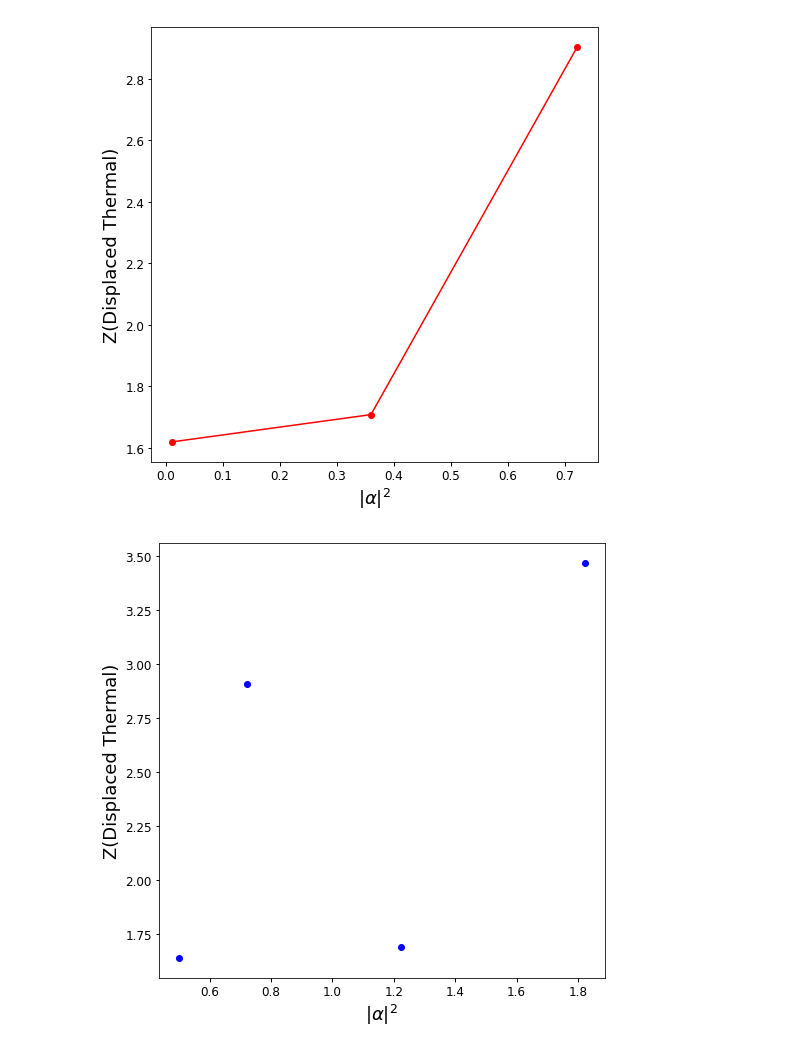
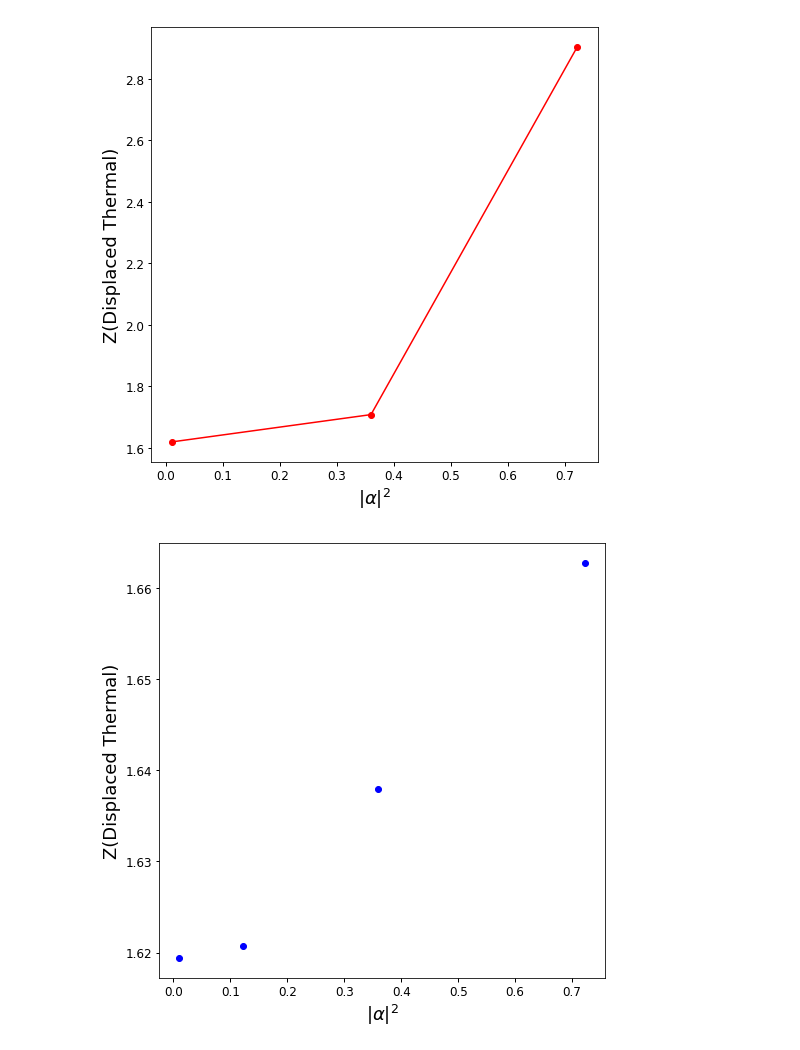
Before and after one commit to estebanmv/Random-Sampling-Extremal-POVMs, a Jupyter notebook: DisplacedPlot.ipynb, the cells around one changed output. Saved outputs shown, nothing was run; the diff lists cells and outputs as text; code cells hidden in the pictures.

```diff
--- a/DisplacedPlot.ipynb
+++ b/DisplacedPlot.ipynb
@@ -4,6 +4,6 @@ import numpy as np
 import matplotlib.pyplot as plt
 # %%
 Dpoints = pd.read_csv('DisplacedThermal_highD.dat', header=None, sep=',')
-Dprueba = pd.read_csv('DisplacedThermal_pruebas.dat', header=None, sep=',')
+Dprueba = pd.read_csv('DisplacedThermal-tests.dat', header=None, sep=',')
 # %%
 Dprueba.columns=['x','y']
@@ -34,11 +34,11 @@ plt.show()
 [figure]
 # %%
 plt.figure(figsize=(8,8))
-plt.plot(Dprueba.x[8:],Dprueba.y[8:],'bo')
+plt.plot(Dprueba.x,Dprueba.y,'bo')
 plt.ylabel('Z(Displaced Thermal)', fontsize=18)
 plt.xlabel(r'$|\alpha|^2$', fontsize=18)
 plt.tick_params(labelsize=12,width=1)
-#plt.savefig('DisplacedThermal.pdf')
+plt.savefig('DisplacedThermal-test.pdf')
 plt.show()
 # %% [output]
-[figure, old version]
+[figure, new version]
```
Also changed, not shown: parts of 1 cell of this notebook, 3 other files.
